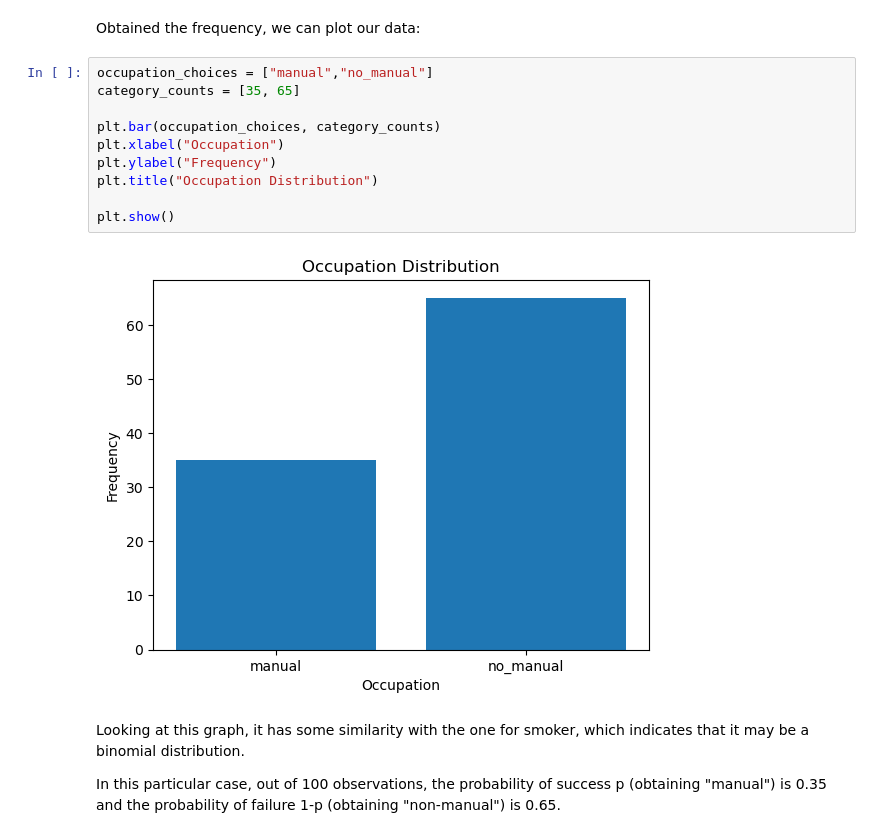
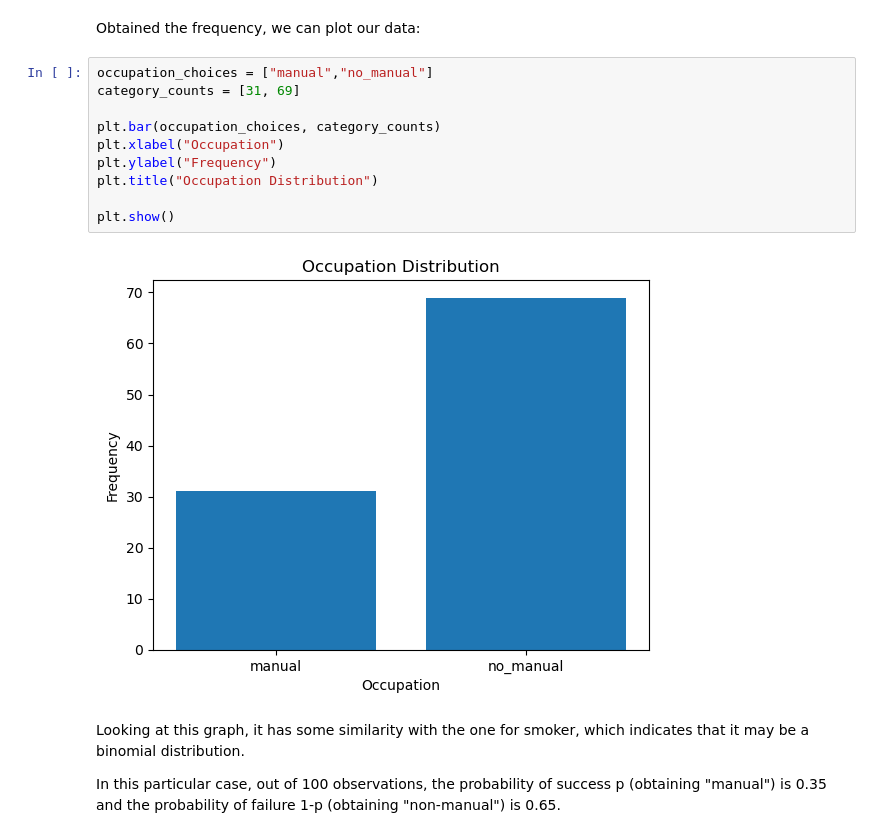
Before and after one commit to jalaca91/project1-programming-data-analysis, a Jupyter notebook: project1.ipynb, the cells around one changed output. Drawn from its saved outputs; the diff is of its cells as text.

```diff
--- a/project1.ipynb
+++ b/project1.ipynb
@@ -380,16 +380,16 @@ Total 'no_manual': 65
 Obtained the frequency, we can plot our data:
 # %%
 occupation_choices = ["manual","no_manual"]
-category_counts = [35, 65]
+category_counts = [31, 69]
 
 plt.bar(occupation_choices, category_counts)
 plt.xlabel("Occupation")
 plt.ylabel("Frequency")
 plt.title("Occupation Distribution")
 
 plt.show()
 # %% [output]
-[figure, old version]
+[figure, new version]
 # %% [markdown]
 Looking at this graph, it has some similarity with the one for smoker, which indicates that it may be a binomial distribution.
 
```
Also changed, not shown: parts of 27 cells of this notebook.
